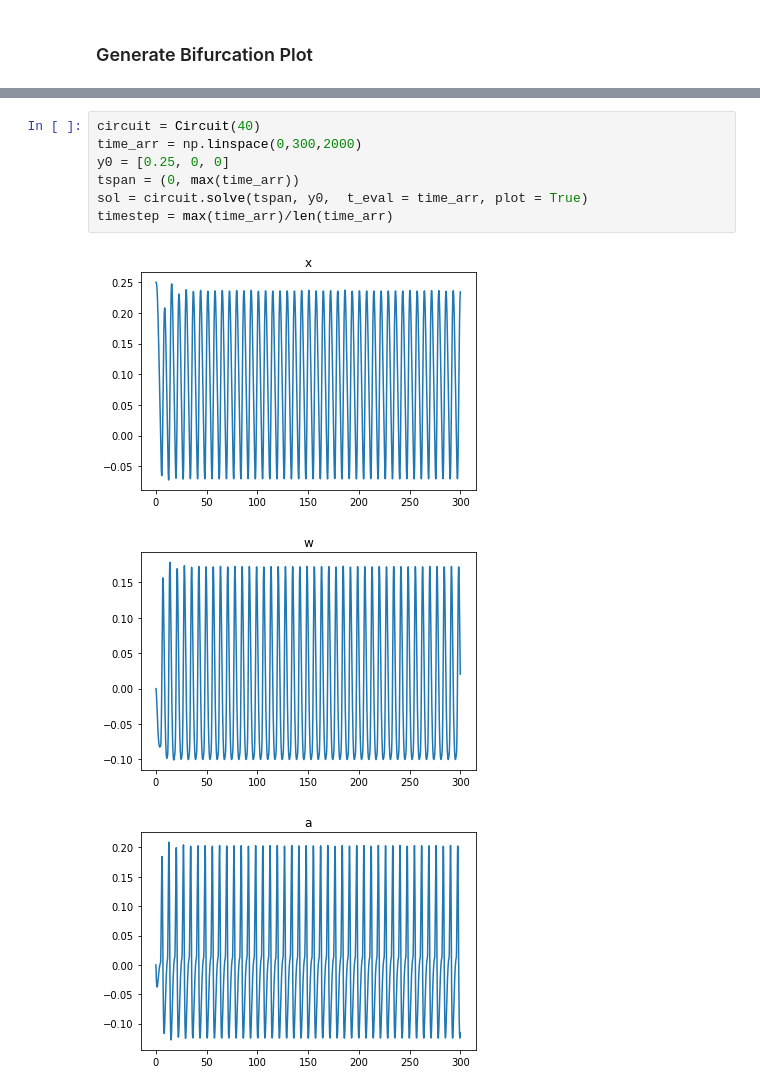
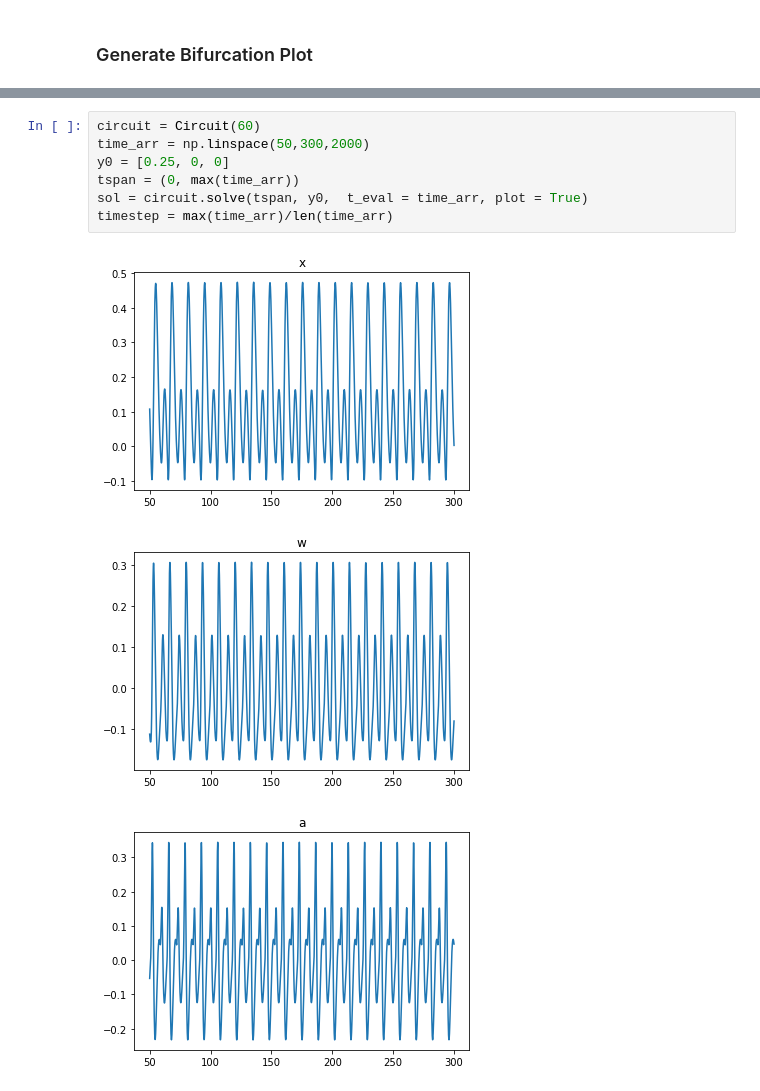
Before and after one commit to Ham0osh/Phys322W-CC, a Jupyter notebook: Analysis/Analysis_pythonSimulation.ipynb, the cells around one changed output, grey strips where cells are left out. Drawn from its saved outputs; the diff is of its cells as text.

```diff
--- a/Analysis/Analysis_pythonSimulation.ipynb
+++ b/Analysis/Analysis_pythonSimulation.ipynb
@@ -93,14 +93,14 @@ for Rv, bif in zip(Rv_arr, bifurcation):
 # %%
-circuit = Circuit(40)
-time_arr = np.linspace(0,300,2000)
+circuit = Circuit(60)
+time_arr = np.linspace(50,300,2000)
 y0 = [0.25, 0, 0]
 tspan = (0, max(time_arr))
 sol = circuit.solve(tspan, y0,  t_eval = time_arr, plot = True)
 timestep = max(time_arr)/len(time_arr)
 # %% [output]
-[figure, old version]
+[figure, new version]
-[figure, old version]
+[figure, new version]
-[figure, old version]
+[figure, new version]
 # %%
 # f_array = f[indfo
 # amplitude_array = maxs/np.linalg.norm(maxs)
```
Also changed, not shown: parts of 4 cells of this notebook.
